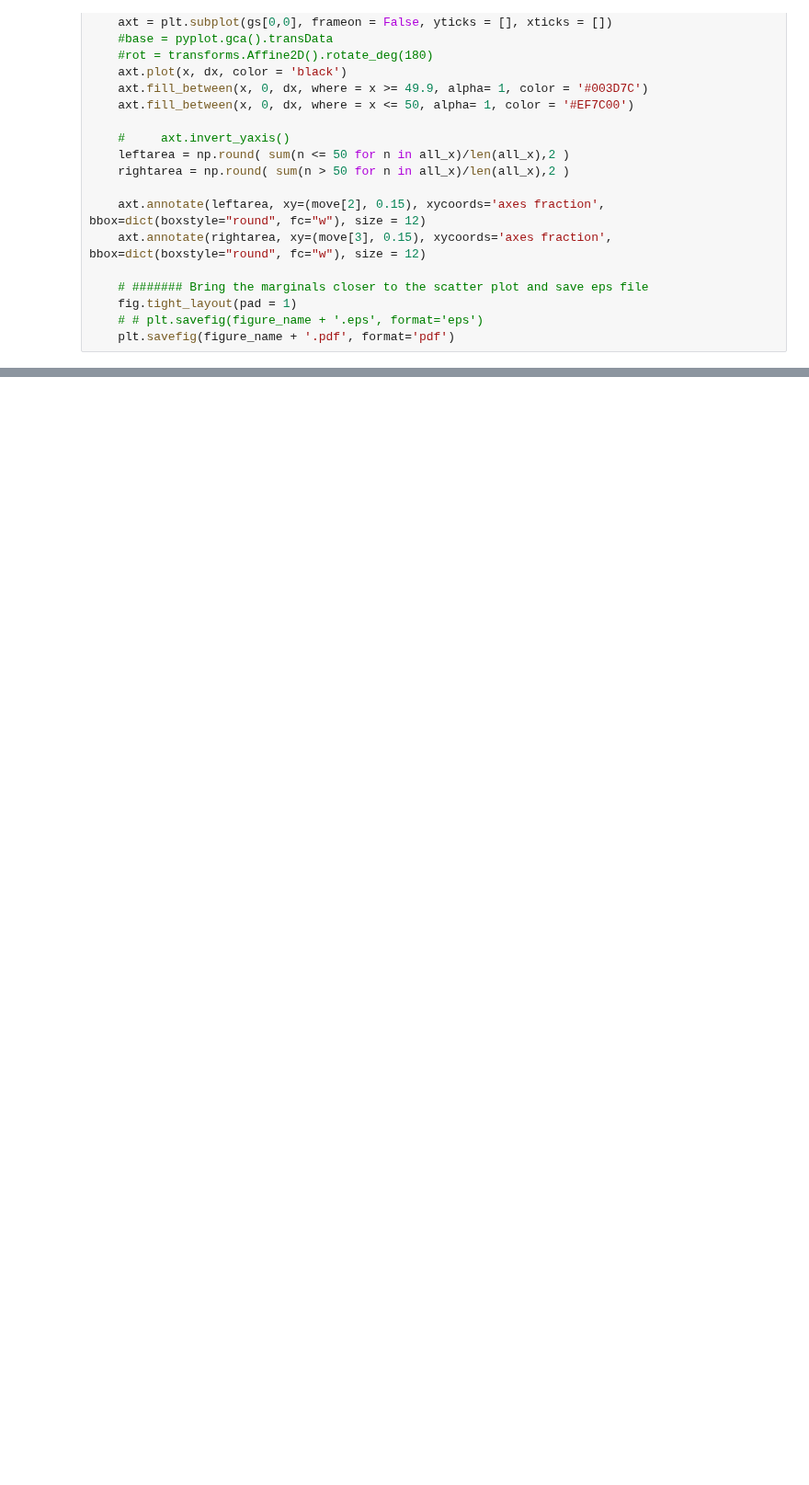
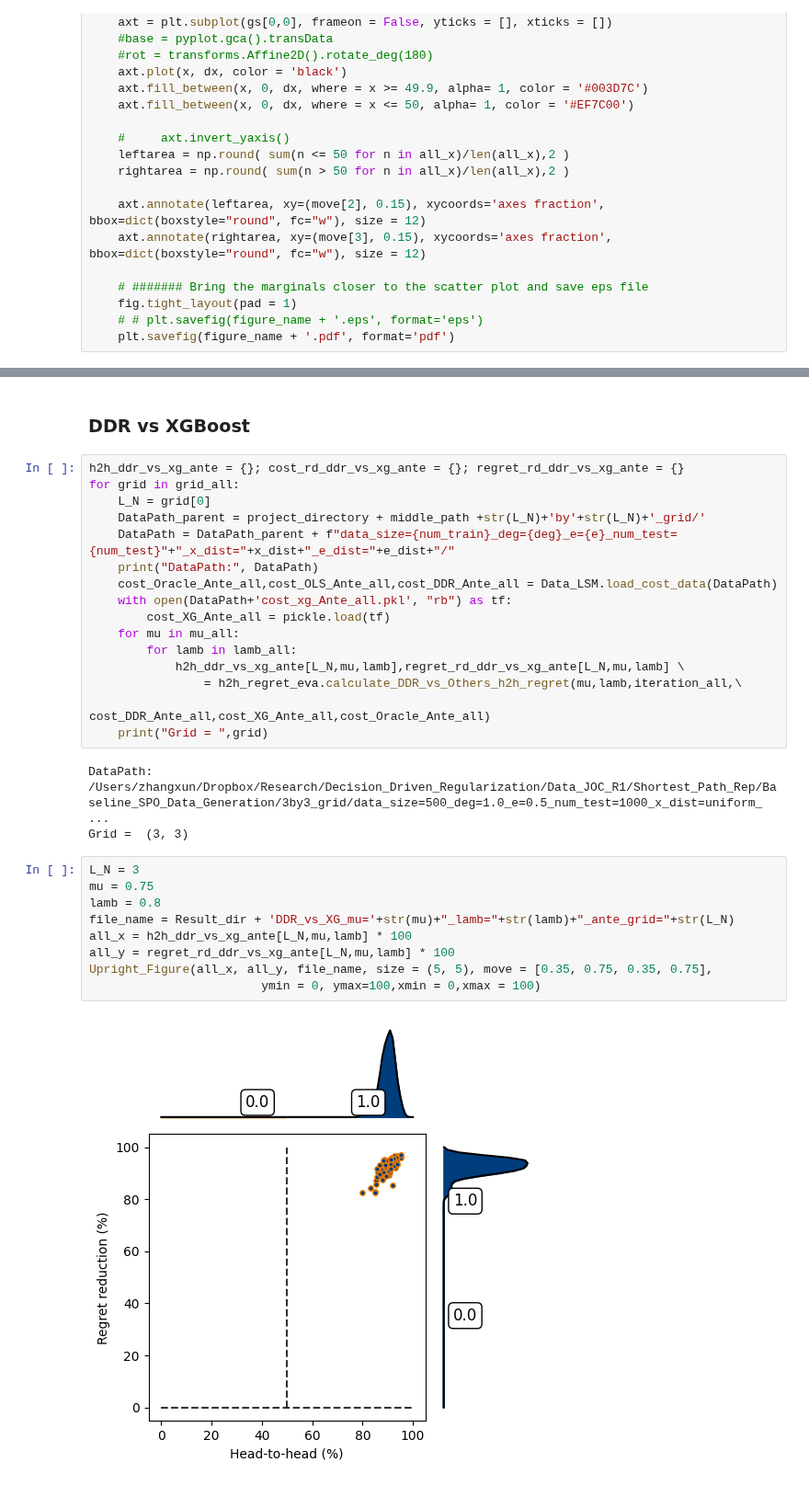
Before and after one commit to xunzhang-sjtu/Decision_Driven_Regularization, a Jupyter notebook: JOC_R1/Shortest_Path_Reproduce/Baseline_DDR_vs_Others_H2H_Regret.ipynb, the cells around one changed output, grey strips where cells are left out. Shown at 92% size. Cells and saved outputs as stored; diff of their text form; blank space fills up the shorter version.

```diff
--- a/JOC_R1/Shortest_Path_Reproduce/Baseline_DDR_vs_Others_H2H_Regret.ipynb
+++ b/JOC_R1/Shortest_Path_Reproduce/Baseline_DDR_vs_Others_H2H_Regret.ipynb
@@ -185,0 +227,32 @@ Upright_Figure(all_x, all_y, file_name, size = (5, 5), move = [0.35, 0.75, 0.35,
+# %% [markdown]
+### DDR vs XGBoost
+# %%
+h2h_ddr_vs_xg_ante = {}; cost_rd_ddr_vs_xg_ante = {}; regret_rd_ddr_vs_xg_ante = {}
+for grid in grid_all:
+    L_N = grid[0]
+    DataPath_parent = project_directory + middle_path +str(L_N)+'by'+str(L_N)+'_grid/'
+    DataPath = DataPath_parent + f"data_size={num_train}_deg={deg}_e={e}_num_test={num_test}"+"_x_dist="+x_dist+"_e_dist="+e_dist+"/"
+    print("DataPath:", DataPath)
+    cost_Oracle_Ante_all,cost_OLS_Ante_all,cost_DDR_Ante_all = Data_LSM.load_cost_data(DataPath)
+    with open(DataPath+'cost_xg_Ante_all.pkl', "rb") as tf:
+        cost_XG_Ante_all = pickle.load(tf)
+    for mu in mu_all:
+        for lamb in lamb_all:
+            h2h_ddr_vs_xg_ante[L_N,mu,lamb],regret_rd_ddr_vs_xg_ante[L_N,mu,lamb] \
+                = h2h_regret_eva.calculate_DDR_vs_Others_h2h_regret(mu,lamb,iteration_all,\
+                                                                    cost_DDR_Ante_all,cost_XG_Ante_all,cost_Oracle_Ante_all)
+    print("Grid = ",grid)
+# %% [output]
+DataPath: /Users/zhangxun/Dropbox/Research/Decision_Driven_Regularization/Data_JOC_R1/Shortest_Path_Rep/Baseline_SPO_Data_Generation/3by3_grid/data_size=500_deg=1.0_e=0.5_num_test=1000_x_dist=uniform_ ...
+Grid =  (3, 3)
+# %%
+L_N = 3
+mu = 0.75
+lamb = 0.8
+file_name = Result_dir + 'DDR_vs_XG_mu='+str(mu)+"_lamb="+str(lamb)+"_ante_grid="+str(L_N)
+all_x = h2h_ddr_vs_xg_ante[L_N,mu,lamb] * 100
+all_y = regret_rd_ddr_vs_xg_ante[L_N,mu,lamb] * 100
+Upright_Figure(all_x, all_y, file_name, size = (5, 5), move = [0.35, 0.75, 0.35, 0.75],
+                        ymin = 0, ymax=100,xmin = 0,xmax = 100)
+# %% [output]
+[figure, added]
```
Also changed, not shown: parts of 13 cells of this notebook, 12 other files.
